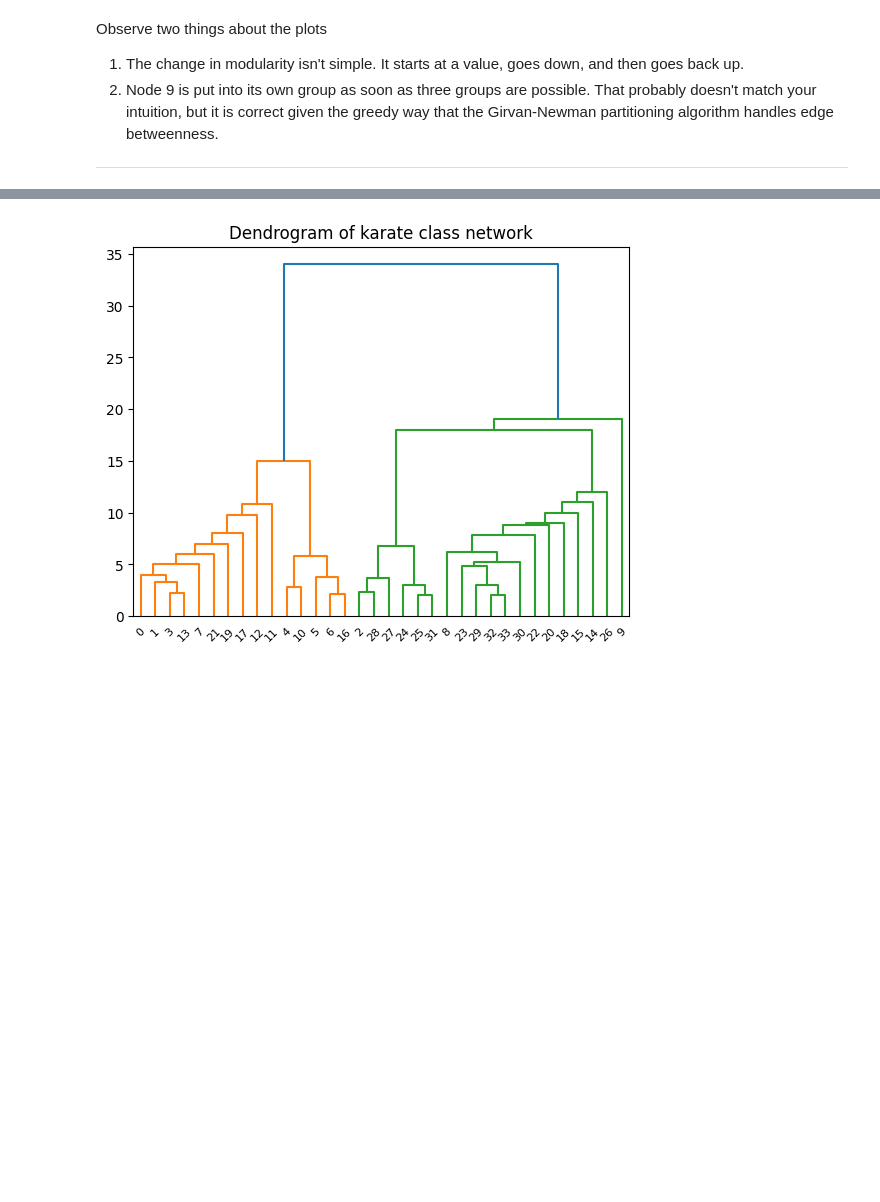
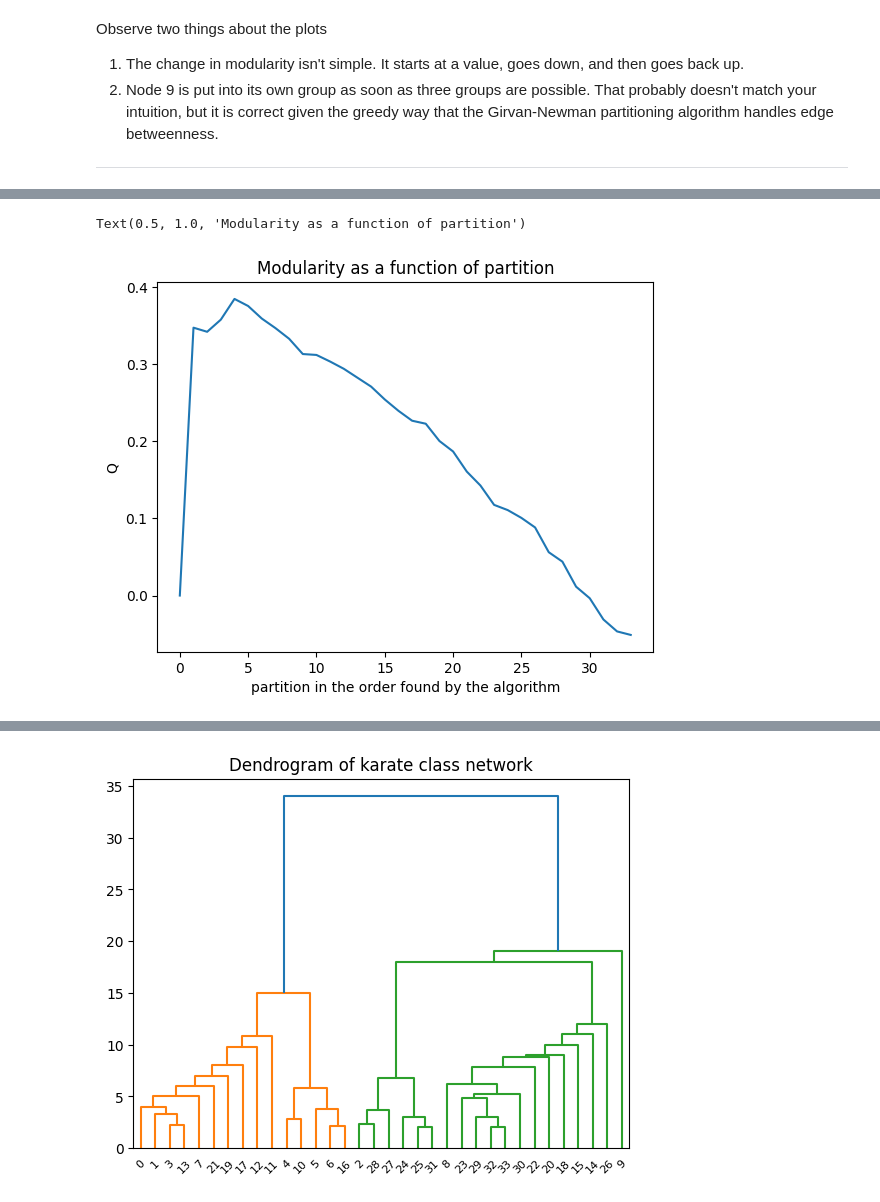
Before and after one commit to MichaelAGoodrich/cs575-homework-1-fall-2025, a Jupyter notebook: src/homework/girvan_newman_partitions_homework.ipynb, the cells around one changed output, grey strips where cells are left out. Drawn from its saved outputs; the diff is of its cells as text; code cells hidden in the pictures; blank space fills up the shorter version.

```diff
--- a/src/homework/girvan_newman_partitions_homework.ipynb
+++ b/src/homework/girvan_newman_partitions_homework.ipynb
@@ -163,0 +165,12 @@ Note the additions to the tests folder, where I test the dendrogram handler on t
+# %%
+Q: list[float] = []
+Q.append(nx.community.modularity(karate_class, (set(karate_class.nodes()),{}))) # Modularity of no partitions
+for partition in partition_list:
+    Q.append(nx.community.modularity(karate_class, partition))
+_ = plt.plot(Q)
+plt.xlabel('partition in the order found by the algorithm')
+plt.ylabel('Q')
+plt.title('Modularity as a function of partition')
+# %% [output]
+Text(0.5, 1.0, 'Modularity as a function of partition')
+[figure, added]
```
Also changed, not shown: parts of 53 cells of this notebook, 4 other files.
